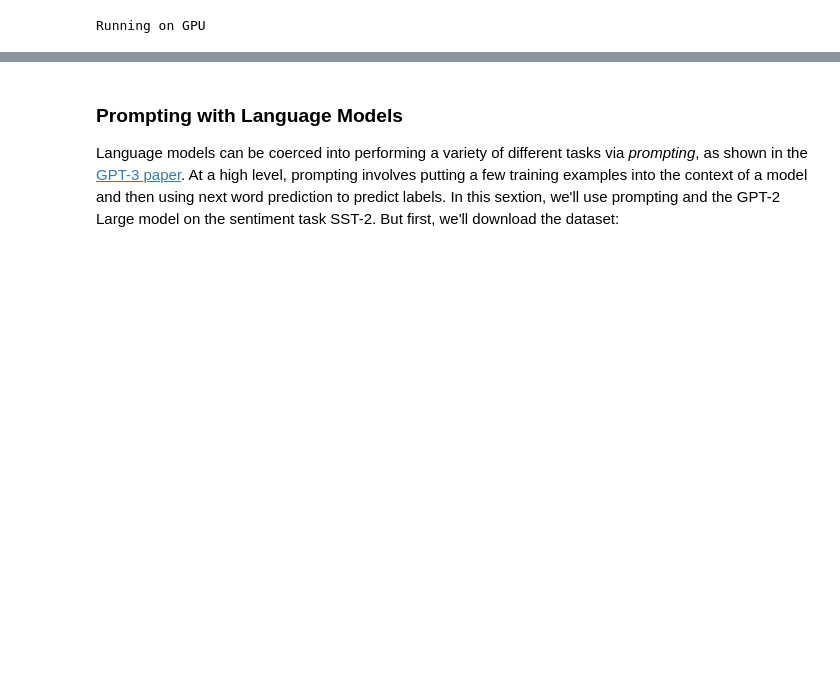
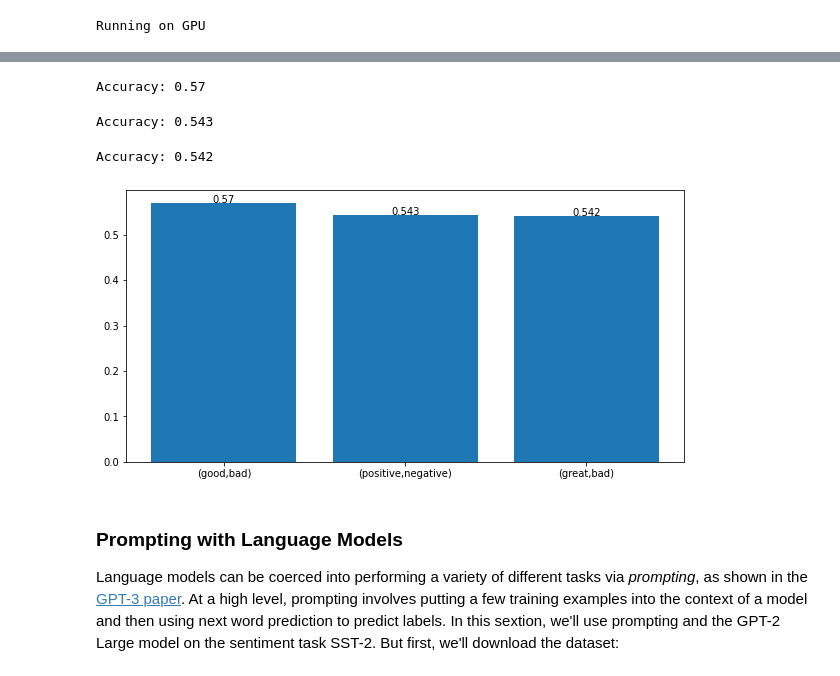
Before and after one commit to AndrewM1130/gpt2-sentiment, a Jupyter notebook: GPT2_Sentiment_Analysis.ipynb, the cells around one changed output, grey strips where cells are left out. Cells and saved outputs as stored; diff of their text form; code cells hidden in the pictures; blank space fills up the shorter version.

```diff
--- a/GPT2_Sentiment_Analysis.ipynb
+++ b/GPT2_Sentiment_Analysis.ipynb
@@ -82,3 +127,59 @@ tokenizer('negative', return_tensors='pt')["input_ids"].item()
+# %%
+# zero-shot accuracy of (good,bad) sentiment tokens
+def predict_sentiment(prompt, sentence):
+  prompt = prompt.format(sentence)
+  encodings = tokenizer(prompt, return_tensors='pt')
+  test = encodings.input_ids.to(device)
+  logits = model(test).logits.squeeze(0)
+  probs = F.log_softmax(logits, dim = 1).squeeze(0)
+  neg = probs[-1][14774] ; pos = probs[-1][18223]
+  return 0 if neg > pos else 1
+
+accuracy("The sentiment of '{}' is ", 1000)
+# %% [output]
+Accuracy: 0.57
+# %%
+# zero-shot accuracy of (positive, negative) sentiment tokens
+def predict_sentiment(prompt, sentence):
+  prompt = prompt.format(sentence)
+  encodings = tokenizer(prompt, return_tensors='pt')
+  test = encodings.input_ids.to(device)
+  logits = model(test).logits.squeeze(0)
+  probs = F.log_softmax(logits, dim = 1).squeeze(0)
+  neg = probs[-1][31591] ; pos = probs[-1][24561]
+  return 0 if neg > pos else 1
+
+accuracy("The sentiment of '{}' is ", 1000)
+# %% [output]
+Accuracy: 0.543
+# %%
+# zero-shot accuracy of (great,bad) sentiment tokens
+def predict_sentiment(prompt, sentence):
+  prompt = prompt.format(sentence)
+  encodings = tokenizer(prompt, return_tensors='pt')
+  test = encodings.input_ids.to(device)
+  logits = model(test).logits.squeeze(0)
+  probs = F.log_softmax(logits, dim = 1).squeeze(0)
+  neg = probs[-1][14771] ; pos = probs[-1][11274]
+  return 0 if neg > pos else 1
+
+accuracy("The sentiment of '{}' is ", 1000)
+# %% [output]
+Accuracy: 0.542
+# %%
+# define accuracy scores & labels
+y = [0.57,0.543,0.542]
+x = ["(good,bad)", "(positive,negative)", "(great,bad)"]
+
+def addlabels(x,y):
+    for i in range(len(x)):
+        plt.text(i, y[i], y[i], ha = 'center')
+
+plt.figure(figsize = (10, 5))
+plt.bar(x, y)
+addlabels(x, y)
+# %% [output]
+[figure, added]
 # %% [markdown]
 ### Prompting with Language Models
 
```
Also changed, not shown: parts of 15 cells of this notebook, 4 other files.
